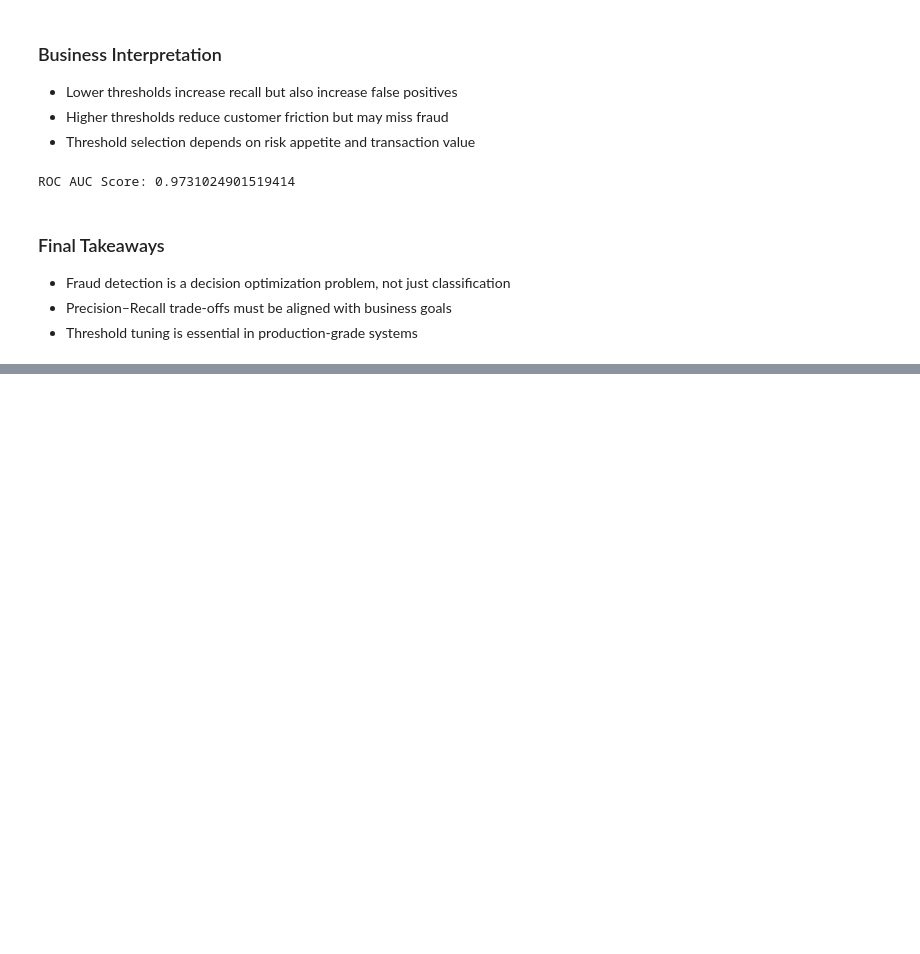
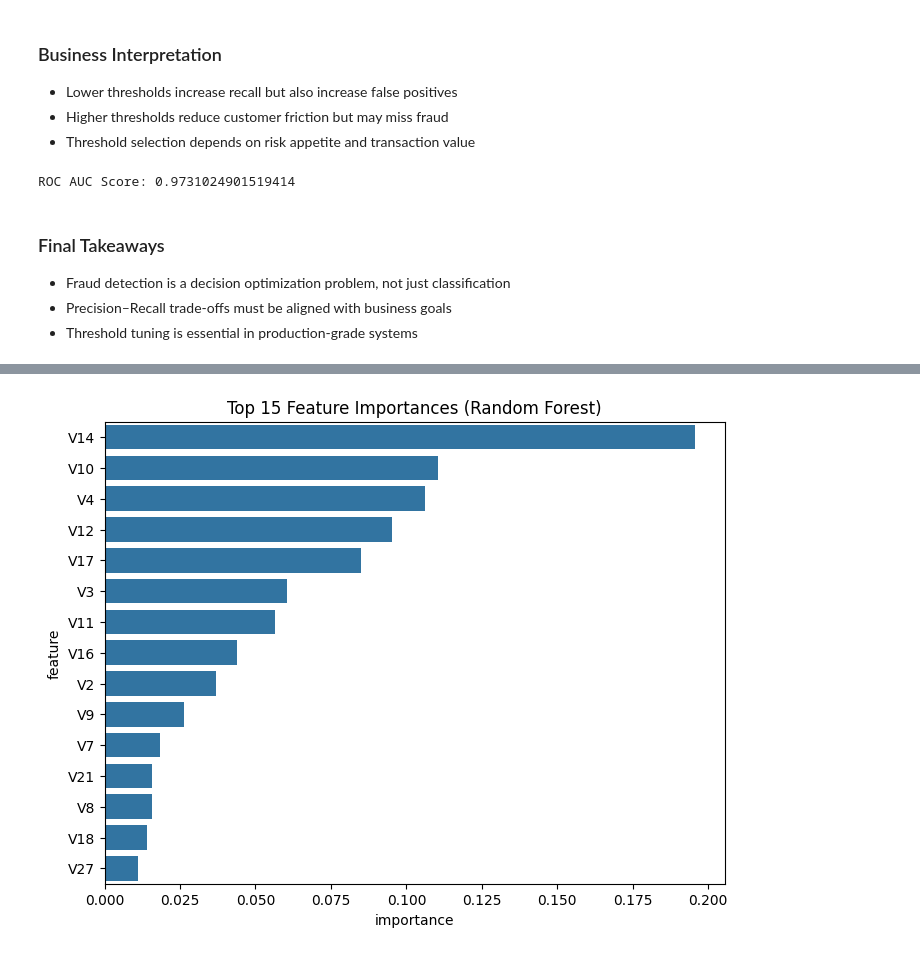
Before and after one commit to thepadmashali17/SentinelPay---Ai-Powered-fraud-detection, a Jupyter notebook: SentinelPay/ml/notebooks/03_fraud_detection_models.ipynb, the cells around one changed output, grey strips where cells are left out. Drawn from its saved outputs; the diff is of its cells as text; code cells hidden in the pictures; blank space fills up the shorter version.

```diff
--- a/SentinelPay/ml/notebooks/03_fraud_detection_models.ipynb
+++ b/SentinelPay/ml/notebooks/03_fraud_detection_models.ipynb
@@ -197,0 +203,9 @@ ROC AUC Score: 0.9731024901519414
+# %%
+import pandas as pd
+
+feature_importance = pd.DataFrame({
+    "feature": X_train.columns,
+    "importance": rf_model.feature_importances_
+}).sort_values(by="importance", ascending=False)
+
+feature_importance.head(10)
@@ -197,0 +224,11 @@ ROC AUC Score: 0.9731024901519414
+# %%
+plt.figure(figsize=(8, 6))
+sns.barplot(
+    x="importance",
+    y="feature",
+    data=feature_importance.head(15)
+)
+plt.title("Top 15 Feature Importances (Random Forest)")
+plt.show()
+# %% [output]
+[figure, added]
```
Also changed, not shown: parts of 7 cells of this notebook.
